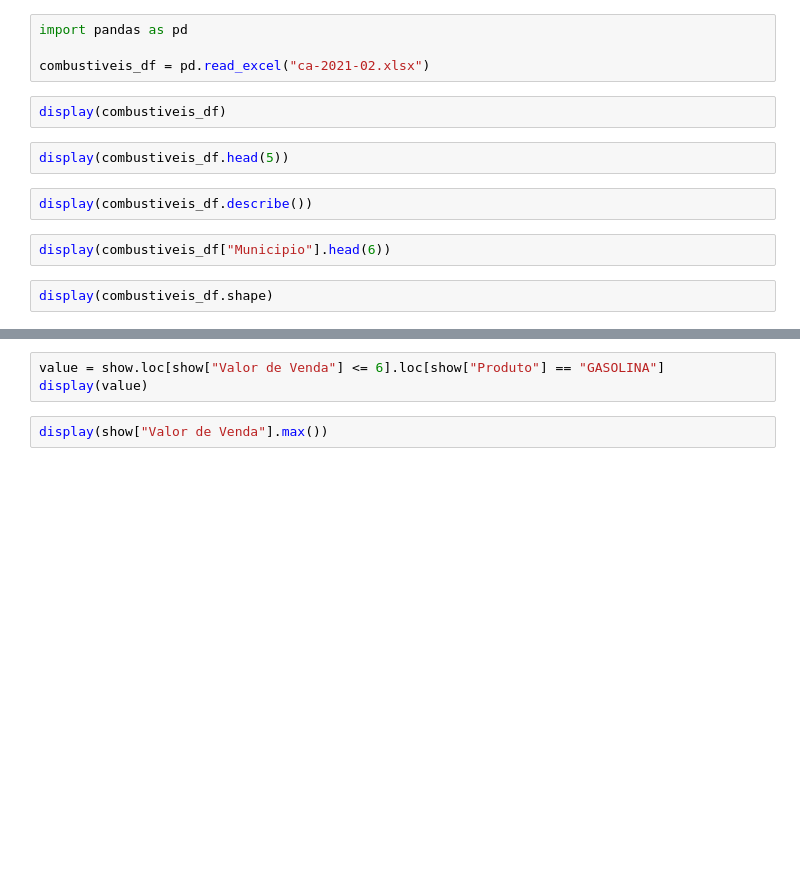
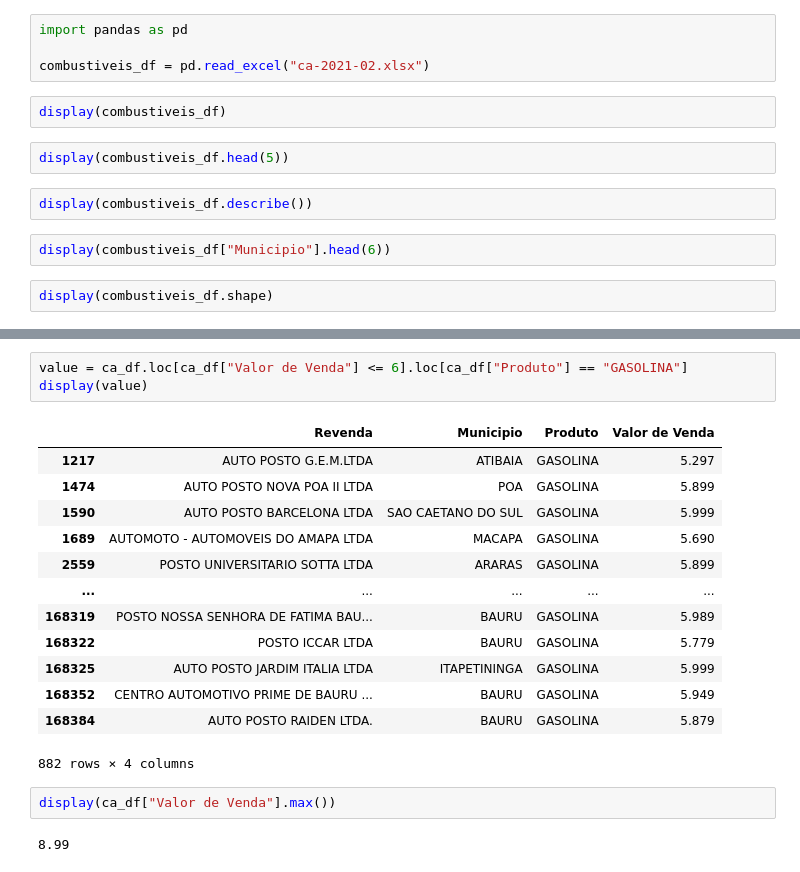
Before and after one commit to brunorodriguescabral/Aula-python-pandas, a Jupyter notebook: Aula_python_pandas.ipynb, the cells around one changed output, grey strips where cells are left out. Drawn from its saved outputs; the diff is of its cells as text; blank space fills up the shorter version.

```diff
--- a/Aula_python_pandas.ipynb
+++ b/Aula_python_pandas.ipynb
@@ -34,5 +64,21 @@ display(gas)
 # %%
-value = show.loc[show["Valor de Venda"] <= 6].loc[show["Produto"] == "GASOLINA"]
+value = ca_df.loc[ca_df["Valor de Venda"] <= 6].loc[ca_df["Produto"] == "GASOLINA"]
 display(value)
+# %% [output]
+|  | Revenda | Municipio | Produto | Valor de Venda |
+| 1217 | AUTO POSTO G.E.M.LTDA | ATIBAIA | GASOLINA | 5.297 |
+| 1474 | AUTO POSTO NOVA POA II LTDA | POA | GASOLINA | 5.899 |
+| 1590 | AUTO POSTO BARCELONA LTDA | SAO CAETANO DO SUL | GASOLINA | 5.999 |
+| 1689 | AUTOMOTO - AUTOMOVEIS DO AMAPA LTDA | MACAPA | GASOLINA | 5.690 |
+| 2559 | POSTO UNIVERSITARIO SOTTA LTDA | ARARAS | GASOLINA | 5.899 |
+| ... | ... | ... | ... | ... |
+| 168319 | POSTO NOSSA SENHORA DE FATIMA BAU... | BAURU | GASOLINA | 5.989 |
+| 168322 | POSTO ICCAR LTDA | BAURU | GASOLINA | 5.779 |
+| 168325 | AUTO POSTO JARDIM ITALIA LTDA | ITAPETININGA | GASOLINA | 5.999 |
+| 168352 | CENTRO AUTOMOTIVO PRIME DE BAURU ... | BAURU | GASOLINA | 5.949 |
+| 168384 | AUTO POSTO RAIDEN LTDA. | BAURU | GASOLINA | 5.879 |
+882 rows × 4 columns
 # %%
-display(show["Valor de Venda"].max())
+display(ca_df["Valor de Venda"].max())
+# %% [output]
+8.99
```
Also changed, not shown: parts of 10 cells of this notebook.
